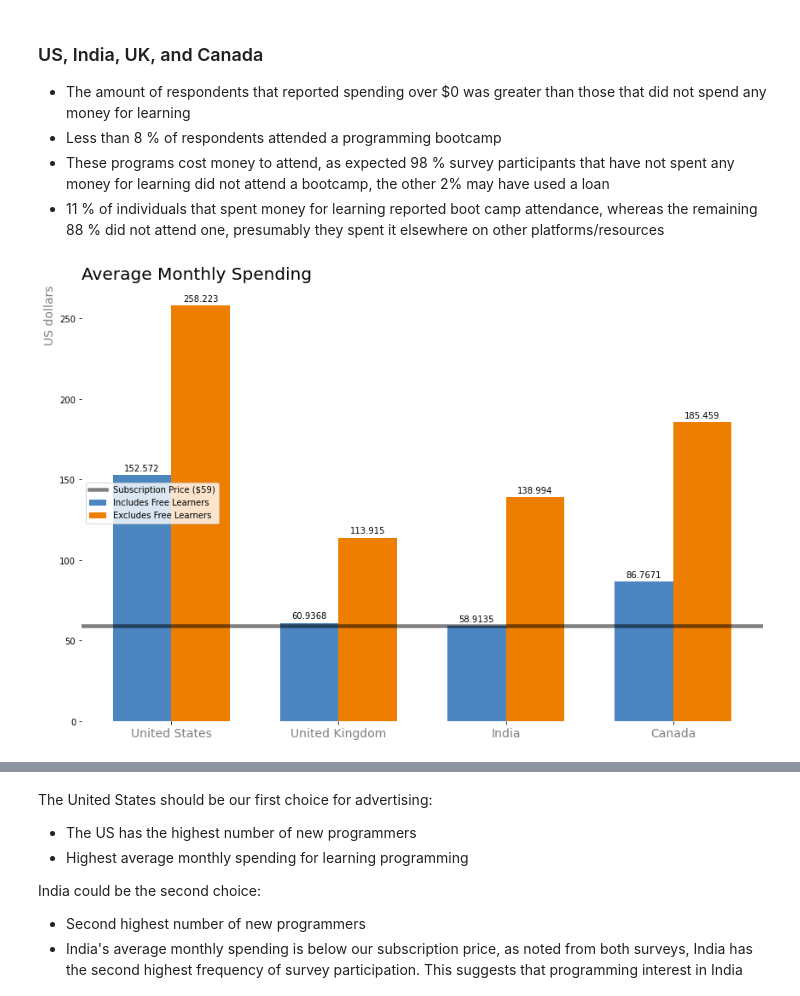
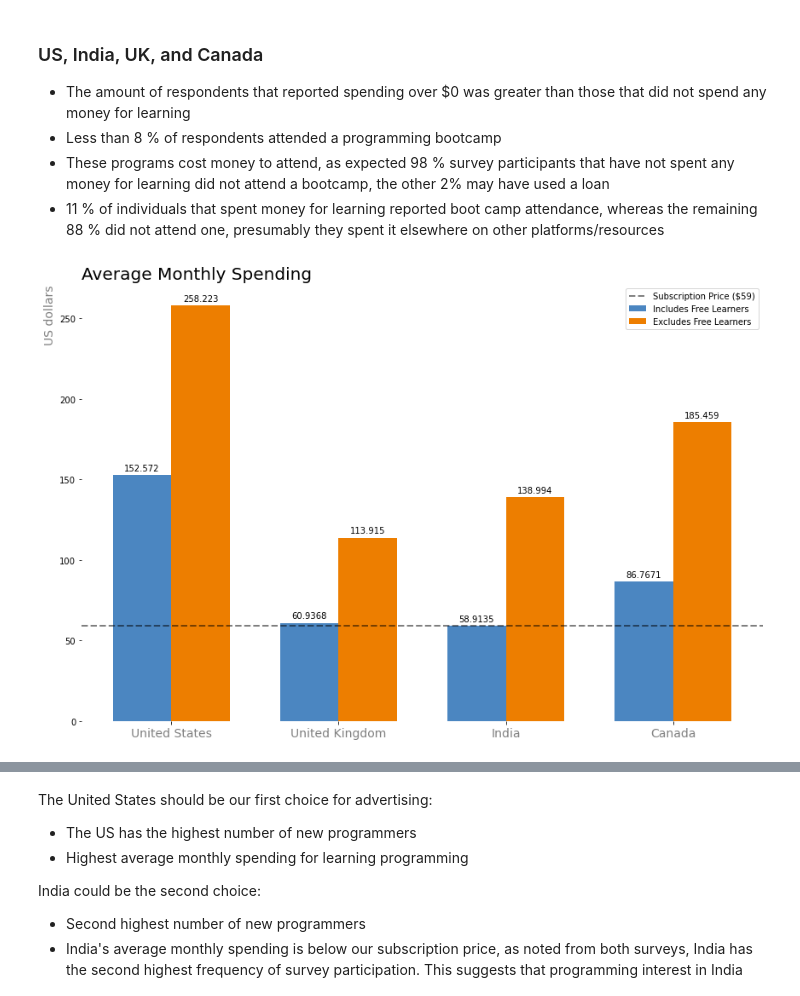
Before and after one commit to paul-trood/Portfolio-Best_Markets_for_Advertising, a Jupyter notebook: coding_survey.ipynb, the cells around one changed output, grey strips where cells are left out. Saved outputs shown, nothing was run; the diff lists cells and outputs as text; code cells hidden in the pictures.

```diff
--- a/coding_survey.ipynb
+++ b/coding_survey.ipynb
@@ -1405,37 +1405,37 @@ spending = spending[spending["Monthly_spending"] <= 4000]
 avg_month = spending.groupby("CountryLive").mean()
 country_spends = avg_month["Monthly_spending"][["United States of America", "India","United Kingdom", "Canada"]].sort_index(ascending=False)
 
 # Respondents that have spent money for learning, but did not attend a bootcamp
 over_zero = four_countries[four_countries["Monthly_spending"] > 0].groupby("CountryLive")["Monthly_spending"].mean().sort_index(ascending=False)
 
 labels = ["United States", "United Kingdom", "India", "Canada"]
 
 
 x = np.arange(len(labels))  # the label locations
 width = 0.35  # the width of the bars
 
 fig, ax = plt.subplots(figsize = (12, 8))
 rects1 = ax.bar(x - width/2, country_spends, width, label="Includes Free Learners",color = "#4B86C1")
 rects2 = ax.bar(x + width/2, over_zero, width, label= "Excludes Free Learners", color = "#ED7E00")
-plt.axhline(59, color = "black", alpha = 0.5, label = "Subscription Price ($59)", linewidth = 4.5)
+plt.axhline(59, color = "black", alpha = 0.5, label = "Subscription Price ($59)", linewidth = 2, linestyle = "--")
 
 
-# Add some text for labels, title and custom x-axis tick labels, etc.
+# Labels and title
 ax.set_ylabel("US dollars", loc = "top", size = 14, color = "grey")
 ax.set_title("Average Monthly Spending", size = 20, loc = "left")
 ax.set_xticks(x, labels, size = 14, color = "grey")
 
-ax.legend(loc = "center left")
+ax.legend(loc = "upper right")
 ax.spines[["right", "left", "top", "bottom"]].set_visible(False)
 
 ax.bar_label(rects1, padding=3)
 ax.bar_label(rects2, padding=3)
 
 fig.tight_layout()
 
 plt.show()
 # %% [output]
-[figure, old version]
+[figure, new version]
 # %%
 # Isolate rows to include only monthly spending less than or equal to $4000
 spending = spending[spending["Monthly_spending"] <= 4000]
```
Also changed, not shown: parts of 7 cells of this notebook.
